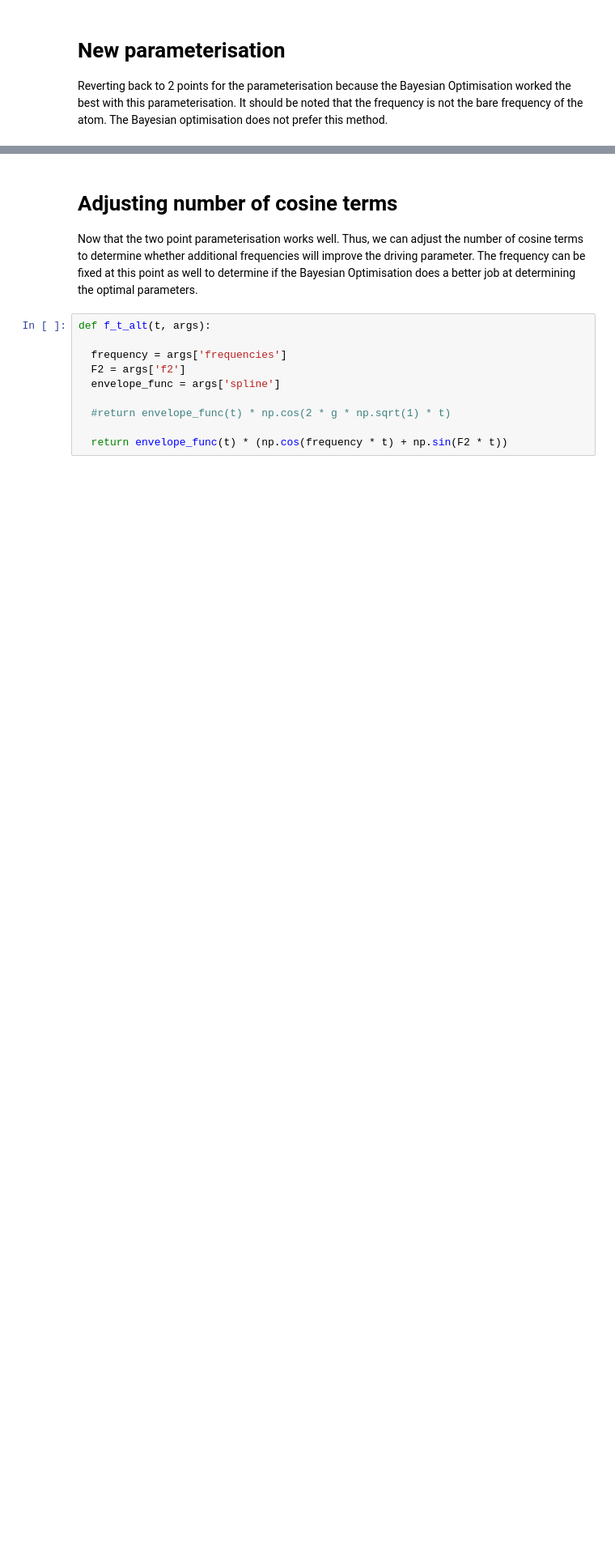
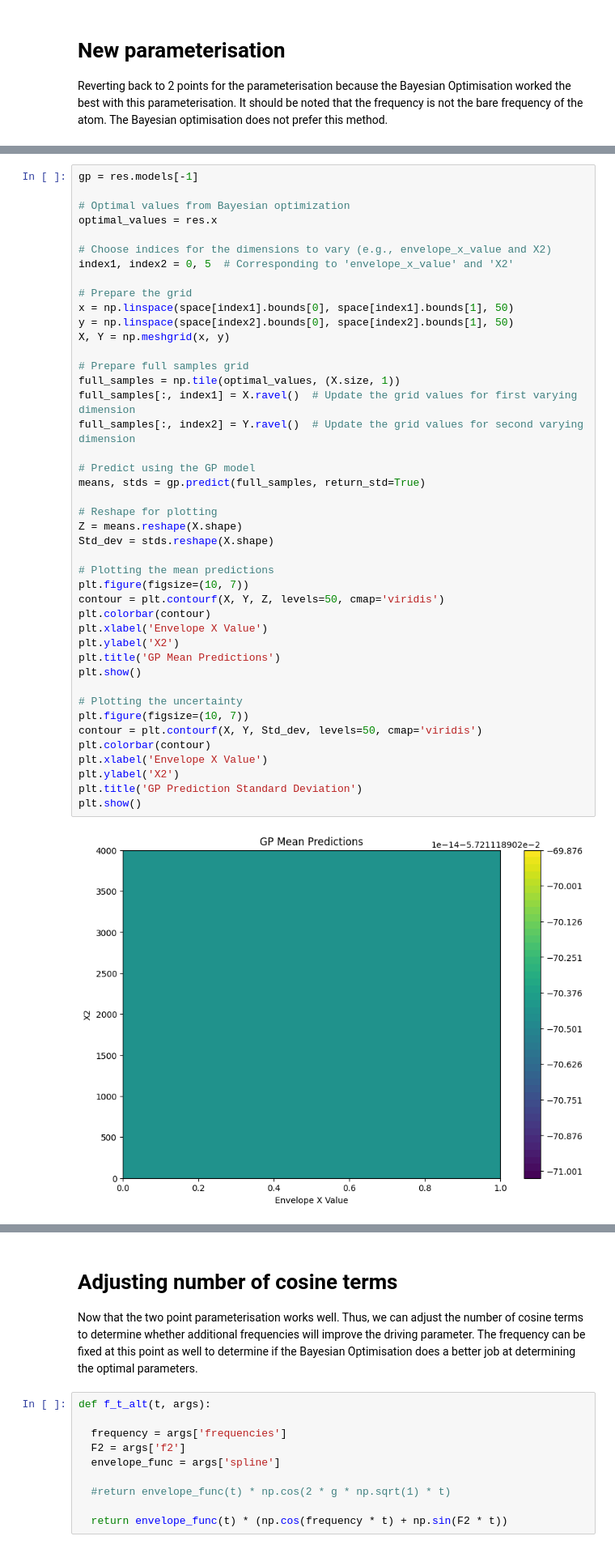
Before and after one commit to sayak395/Jaynes-Cummings-model, a Jupyter notebook: Parameterisation_of_JC_model.ipynb, the cells around one changed output, grey strips where cells are left out. Shown at 81% size. Drawn from its saved outputs; the diff is of its cells as text; blank space fills up the shorter version.

```diff
--- a/Parameterisation_of_JC_model.ipynb
+++ b/Parameterisation_of_JC_model.ipynb
@@ -427,0 +421,45 @@ The driven frequency is 0.013
+# %%
+gp = res.models[-1]
+
+# Optimal values from Bayesian optimization
+optimal_values = res.x
+
+# Choose indices for the dimensions to vary (e.g., envelope_x_value and X2)
+index1, index2 = 0, 5  # Corresponding to 'envelope_x_value' and 'X2'
+
+# Prepare the grid
+x = np.linspace(space[index1].bounds[0], space[index1].bounds[1], 50)
+y = np.linspace(space[index2].bounds[0], space[index2].bounds[1], 50)
+X, Y = np.meshgrid(x, y)
+
+# Prepare full samples grid
+full_samples = np.tile(optimal_values, (X.size, 1))
+full_samples[:, index1] = X.ravel()  # Update the grid values for first varying dimension
+full_samples[:, index2] = Y.ravel()  # Update the grid values for second varying dimension
+
+# Predict using the GP model
+means, stds = gp.predict(full_samples, return_std=True)
+
+# Reshape for plotting
+Z = means.reshape(X.shape)
+Std_dev = stds.reshape(X.shape)
+
+# Plotting the mean predictions
+plt.figure(figsize=(10, 7))
+contour = plt.contourf(X, Y, Z, levels=50, cmap='viridis')
+plt.colorbar(contour)
+plt.xlabel('Envelope X Value')
+plt.ylabel('X2')
+plt.title('GP Mean Predictions')
+plt.show()
+
+# Plotting the uncertainty
+plt.figure(figsize=(10, 7))
+contour = plt.contourf(X, Y, Std_dev, levels=50, cmap='viridis')
+plt.colorbar(contour)
+plt.xlabel('Envelope X Value')
+plt.ylabel('X2')
+plt.title('GP Prediction Standard Deviation')
+plt.show()
+# %% [output]
+[figure, added]
```
Also changed, not shown: parts of 28 cells of this notebook.
